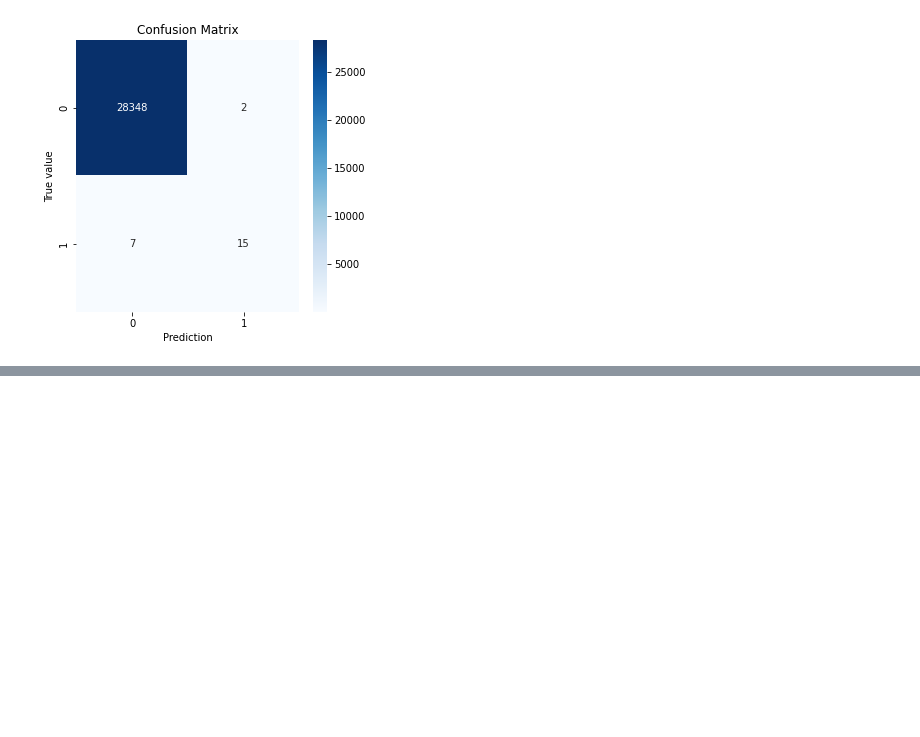
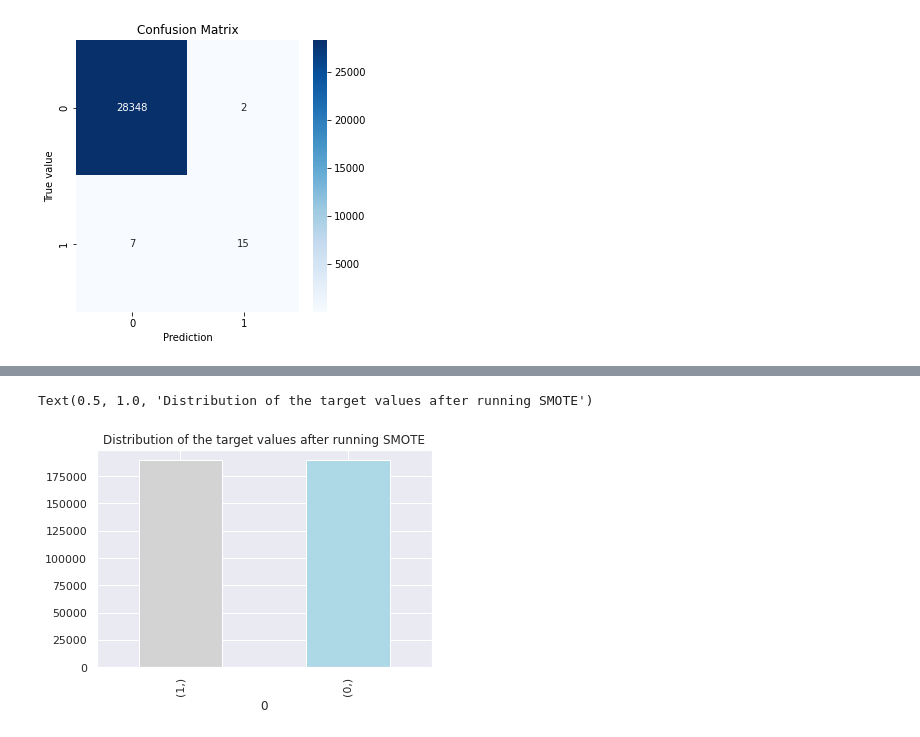
Before and after one commit to vbanai/ML-Technics-in-Retail, a Jupyter notebook: Credit_Card_Fraud_Detection.ipynb, the cells around one changed output, grey strips where cells are left out. Cells and saved outputs as stored; diff of their text form; code cells hidden in the pictures; blank space fills up the shorter version.

```diff
--- a/Credit_Card_Fraud_Detection.ipynb
+++ b/Credit_Card_Fraud_Detection.ipynb
@@ -716,0 +742,7 @@ False Negative Score: 6
+# %%
+# split into training and testing datasets
+from sklearn.model_selection import train_test_split
+X_train, X_test, y_train, y_test = train_test_split(X, y, test_size = 0.33, random_state = 2, shuffle = True, stratify = y)
+# %%
+from imblearn.over_sampling import SMOTE
+sm = SMOTE(random_state = 33)
@@ -716,0 +760,6 @@ False Negative Score: 6
+# %%
+ax=pd.DataFrame(y_train_new).value_counts().sort_values().plot(kind = 'bar', color = ['lightgrey', 'lightblue'])
+ax.set_title("Distribution of the target values after running SMOTE")
+# %% [output]
+Text(0.5, 1.0, 'Distribution of the target values after running SMOTE')
+[figure, added]
```
Also changed, not shown: parts of 50 cells of this notebook.
